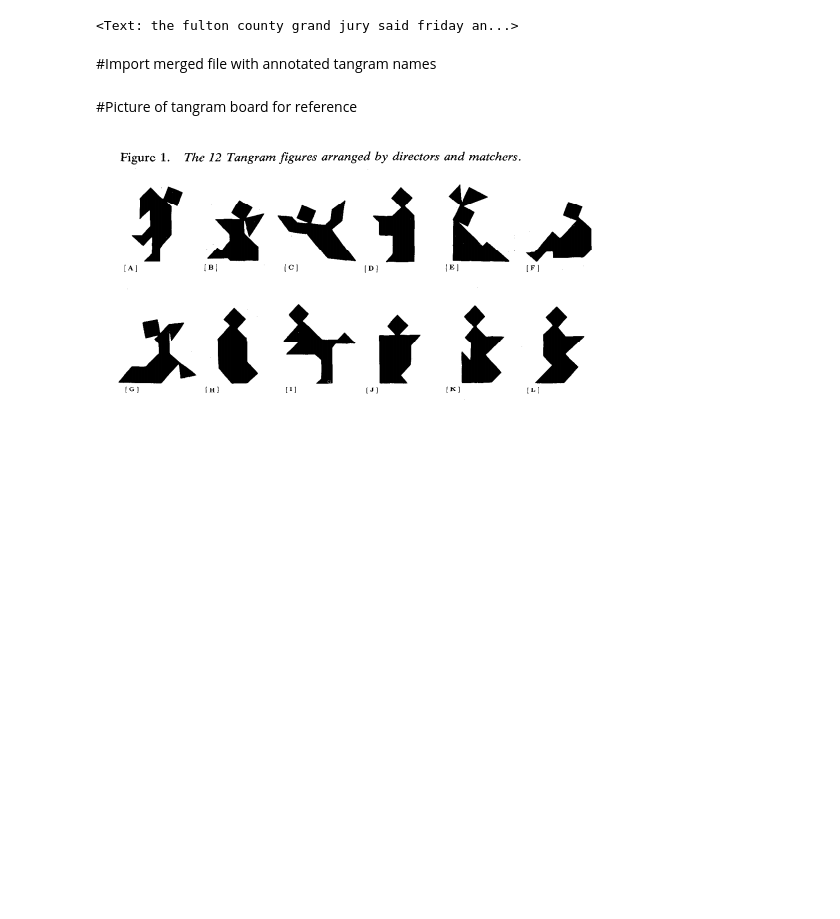
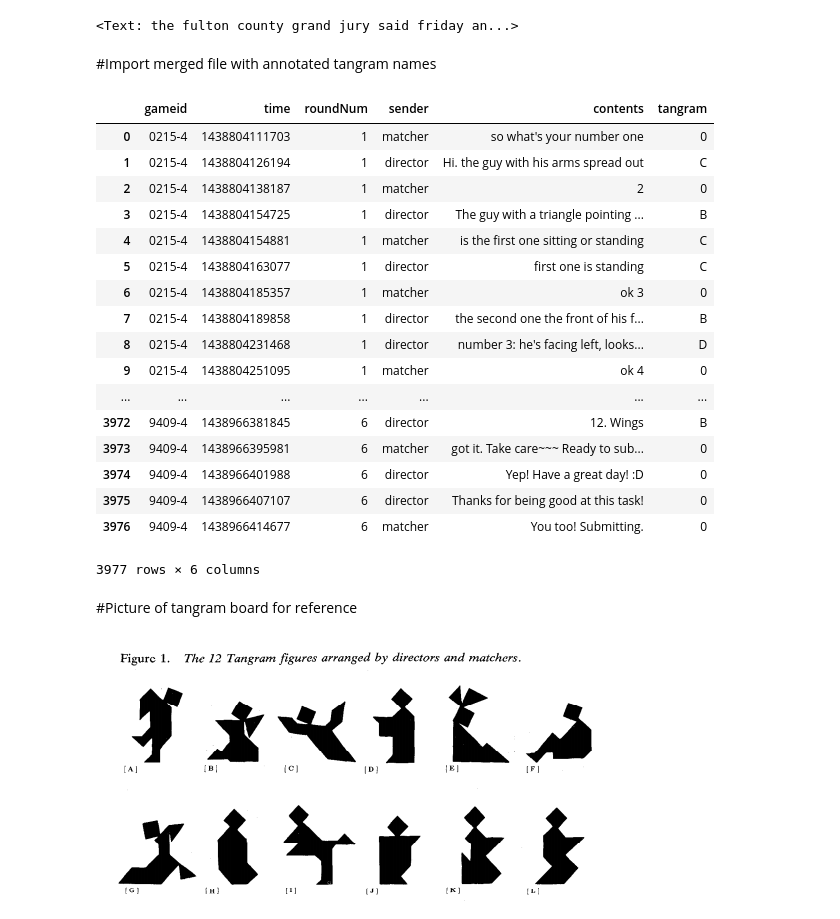
Before and after one commit to hawkrobe/tangrams_replication, a Jupyter notebook: ipython_notebooks/CSLI_pres.ipynb, the cells around one changed output. Drawn from its saved outputs; the diff is of its cells as text; code cells hidden in the pictures; blank space fills up the shorter version.

```diff
--- a/ipython_notebooks/CSLI_pres.ipynb
+++ b/ipython_notebooks/CSLI_pres.ipynb
@@ -32,6 +32,26 @@ brownText
 # %%
 merged = pd.read_csv('merged.csv')
 test1 = merged.copy()
+test1
+# %% [output]
+|  | gameid | time | roundNum | sender | contents | tangram |
+| 0 | 0215-4 | 1438804111703 | 1 | matcher | so what's your number one | 0 |
+| 1 | 0215-4 | 1438804126194 | 1 | director | Hi. the guy with his arms spread out | C |
+| 2 | 0215-4 | 1438804138187 | 1 | matcher | 2 | 0 |
+| 3 | 0215-4 | 1438804154725 | 1 | director | The guy with a triangle pointing ... | B |
+| 4 | 0215-4 | 1438804154881 | 1 | matcher | is the first one sitting or standing | C |
+| 5 | 0215-4 | 1438804163077 | 1 | director | first one is standing | C |
+| 6 | 0215-4 | 1438804185357 | 1 | matcher | ok 3 | 0 |
+| 7 | 0215-4 | 1438804189858 | 1 | director | the second one the front of his f... | B |
+| 8 | 0215-4 | 1438804231468 | 1 | director | number 3: he's facing left, looks... | D |
+| 9 | 0215-4 | 1438804251095 | 1 | matcher | ok 4 | 0 |
+| ... | ... | ... | ... | ... | ... | ... |
+| 3972 | 9409-4 | 1438966381845 | 6 | director | 12. Wings | B |
+| 3973 | 9409-4 | 1438966395981 | 6 | matcher | got it. Take care~~~ Ready to sub... | 0 |
+| 3974 | 9409-4 | 1438966401988 | 6 | director | Yep! Have a great day! :D | 0 |
+| 3975 | 9409-4 | 1438966407107 | 6 | director | Thanks for being good at this task! | 0 |
+| 3976 | 9409-4 | 1438966414677 | 6 | matcher | You too! Submitting. | 0 |
+3977 rows × 6 columns
 # %% [markdown]
 #Picture of tangram board for reference
 # %%
```
Also changed, not shown: parts of 12 cells of this notebook.
